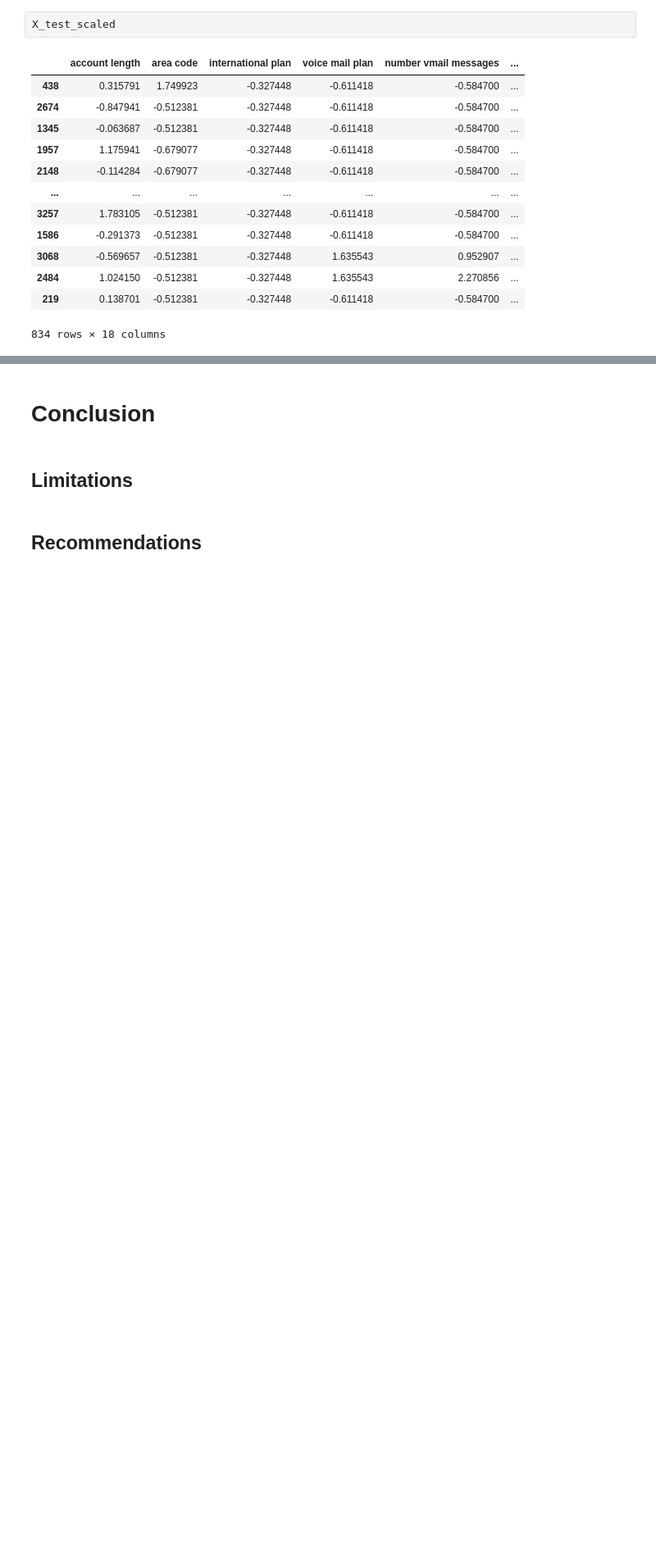
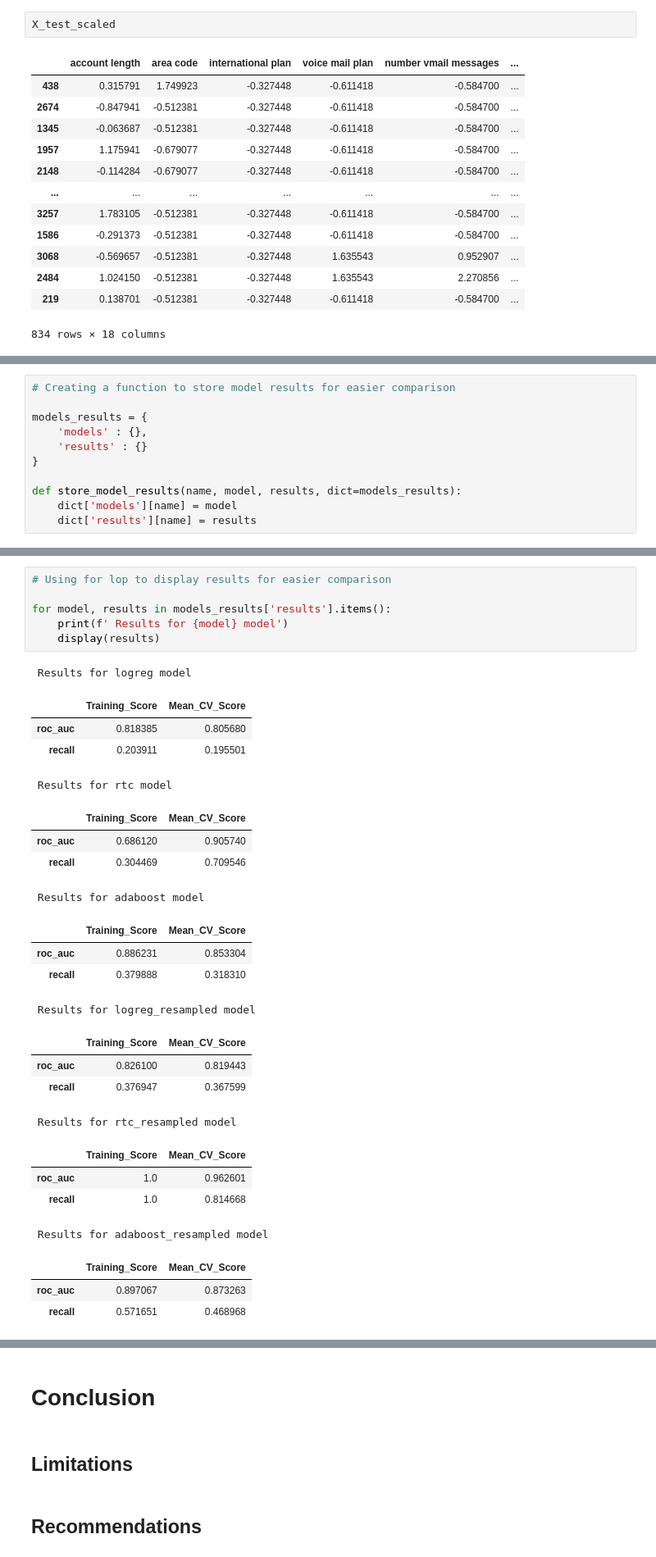
Before and after one commit to momopajamas/phase_3_project, a Jupyter notebook: Telecom Analysis.ipynb, the cells around one changed output, grey strips where cells are left out. Shown: that part at 82% size. Drawn from its saved outputs; the diff is of its cells as text; blank space fills up the shorter version.

```diff
--- a/Telecom Analysis.ipynb
+++ b/Telecom Analysis.ipynb
@@ -221,0 +304,11 @@ negative account length? negative area code (categorical)???
+# %%
+# Creating a function to store model results for easier comparison
+
+models_results = {
+    'models' : {},
+    'results' : {}
+}
+
+def store_model_results(name, model, results, dict=models_results):
+    dict['models'][name] = model
+    dict['results'][name] = results
@@ -221,0 +358,31 @@ negative account length? negative area code (categorical)???
+# %%
+# Using for lop to display results for easier comparison
+
+for model, results in models_results['results'].items():
+    print(f' Results for {model} model')
+    display(results)
+# %% [output]
+ Results for logreg model
+|  | Training_Score | Mean_CV_Score |
+| roc_auc | 0.818385 | 0.805680 |
+| recall | 0.203911 | 0.195501 |
+ Results for rtc model
+|  | Training_Score | Mean_CV_Score |
+| roc_auc | 0.686120 | 0.905740 |
+| recall | 0.304469 | 0.709546 |
+ Results for adaboost model
+|  | Training_Score | Mean_CV_Score |
+| roc_auc | 0.886231 | 0.853304 |
+| recall | 0.379888 | 0.318310 |
+ Results for logreg_resampled model
+|  | Training_Score | Mean_CV_Score |
+| roc_auc | 0.826100 | 0.819443 |
+| recall | 0.376947 | 0.367599 |
+ Results for rtc_resampled model
+|  | Training_Score | Mean_CV_Score |
+| roc_auc | 1.0 | 0.962601 |
+| recall | 1.0 | 0.814668 |
+ Results for adaboost_resampled model
+|  | Training_Score | Mean_CV_Score |
+| roc_auc | 0.897067 | 0.873263 |
+| recall | 0.571651 | 0.468968 |
```
Also changed, not shown: parts of 43 cells of this notebook.
